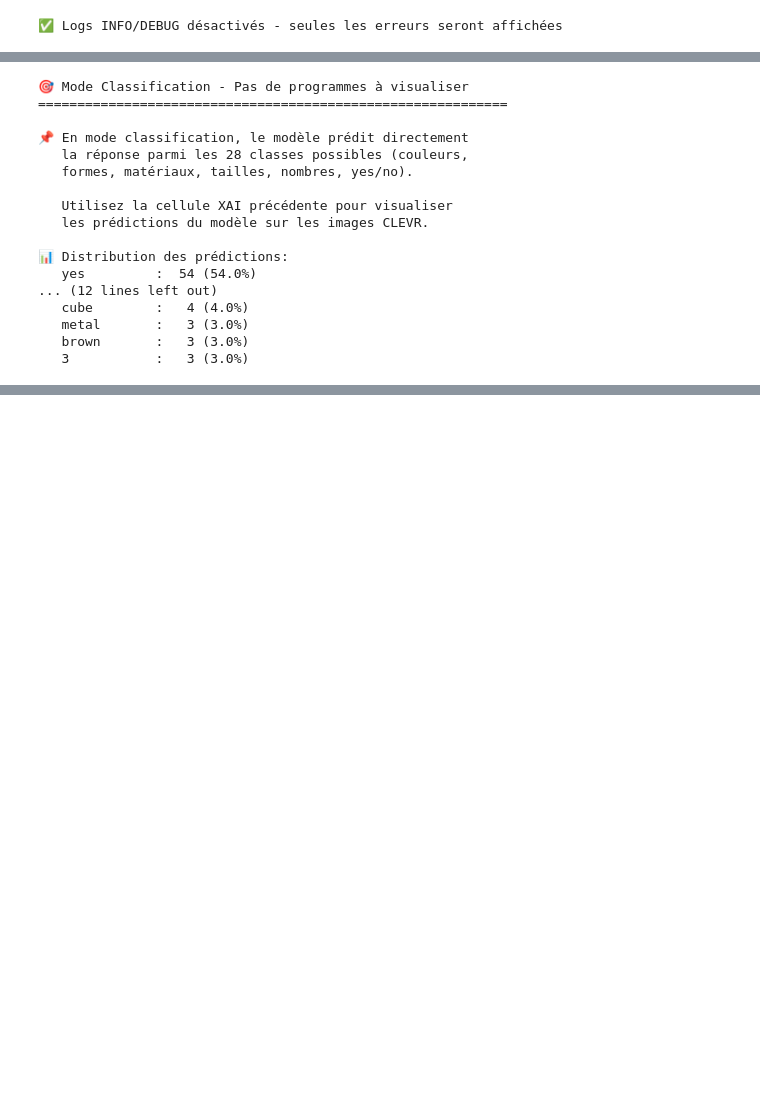
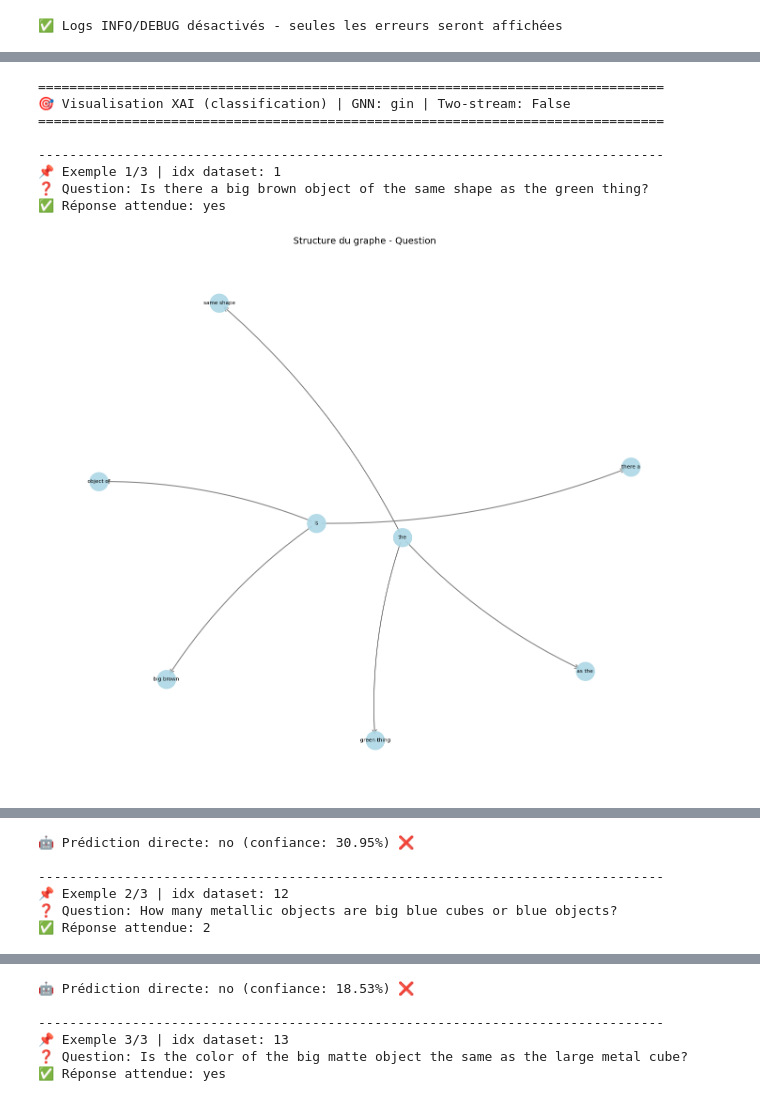
Before and after one commit to grodriguez-fr/visual-question-answering-gnn, a Jupyter notebook: new_driver.ipynb, the cells around one changed output, grey strips where cells are left out. Saved outputs shown, nothing was run; the diff lists cells and outputs as text; code cells hidden in the pictures; blank space fills up the shorter version.

```diff
--- a/new_driver.ipynb
+++ b/new_driver.ipynb
@@ -500,11 +315,0 @@ print("   Les modules seront rechargés au prochain import")
-# %%
-# Installer le modèle spaCy nécessaire pour le parser CLEVR
-import subprocess
-import sys
-
-result = subprocess.run([sys.executable, '-m', 'spacy', 'download', 'en_core_web_sm'],
-                       capture_output=True, text=True)
-if 'already satisfied' in result.stdout or result.returncode == 0:
-    print("✅ Modèle spaCy en_core_web_sm disponible!")
-else:
-    print("❌ Erreur lors de l'installation du modèle spaCy")
@@ -1164,53 +727,18 @@ print(f"✅ Visualisation terminée!")
 # %%
-# 🎯 Visualisation des programmes générés par le modèle
+# 🎯 Visualisation unifiée (GAT/GIN, two-stream, classification ou seq2seq)
 import sys
 if 'xai' in sys.modules:
     del sys.modules['xai']
+from xai import visualize_programs_and_predictions
 
-if CLASSIFICATION_MODE:
-    # En mode classification, il n'y a pas de programme généré
-    print("🎯 Mode Classification - Pas de programmes à visualiser")
-    print("=" * 60)
-    print("\n📌 En mode classification, le modèle prédit directement")
-    print("   la réponse parmi les 28 classes possibles (couleurs,")
-    print("   formes, matériaux, tailles, nombres, yes/no).")
-    print("\n   Utilisez la cellule XAI précédente pour visualiser")
-    print("   les prédictions du modèle sur les images CLEVR.")
-
-    # Montrer la distribution des classes prédites
-    from collections import Counter
-    pred_answers = [p['predicted'] for p in predictions_list]
-    true_answers = [p['true'] for p in predictions_list]
-
-    print("\n📊 Distribution des prédictions:")
-    pred_counts = Counter(pred_answers)
-    for answer, count in pred_counts.most_common(10):
-        pct = 100 * count / len(predictions_list)
-        print(f"   {answer:12s}: {count:3d} ({pct:.1f}%)")
-
-    print("\n📊 Distribution des vraies réponses:")
-    true_counts = Counter(true_answers)
-    for answer, count in true_counts.most_common(10):
-        pct = 100 * count / len(predictions_list)
-        print(f"   {answer:12s}: {count:3d} ({pct:.1f}%)")
-else:
-    from xai import visualize_programs_and_predictions
-    visualize_programs_and_predictions(model, val_loader, val_dataset, opt, num_examples=3)
+visualize_programs_and_predictions(model, val_loader, val_dataset, opt, num_examples=3)
 # %% [output]
-🎯 Mode Classification - Pas de programmes à visualiser
-============================================================
+================================================================================
+🎯 Visualisation XAI (classification) | GNN: gin | Two-stream: False
+================================================================================
 
-📌 En mode classification, le modèle prédit directement
-   la réponse parmi les 28 classes possibles (couleurs,
-   formes, matériaux, tailles, nombres, yes/no).
-
-   Utilisez la cellule XAI précédente pour visualiser
-   les prédictions du modèle sur les images CLEVR.
-
-📊 Distribution des prédictions:
-   yes         :  54 (54.0%)
-... (12 lines left out)
-   cube        :   4 (4.0%)
-   metal       :   3 (3.0%)
-   brown       :   3 (3.0%)
-   3           :   3 (3.0%)
+--------------------------------------------------------------------------------
+📌 Exemple 1/3 | idx dataset: 1
+❓ Question: Is there a big brown object of the same shape as the green thing?
+✅ Réponse attendue: yes
+[figure, added]
@@ -1216,0 +747,6 @@ else:
+🤖 Prédiction directe: no (confiance: 30.95%) ❌
+
+--------------------------------------------------------------------------------
+📌 Exemple 2/3 | idx dataset: 12
+❓ Question: How many metallic objects are big blue cubes or blue objects?
+✅ Réponse attendue: 2
@@ -1216,0 +756,6 @@ else:
+🤖 Prédiction directe: no (confiance: 18.53%) ❌
+
+--------------------------------------------------------------------------------
+📌 Exemple 3/3 | idx dataset: 13
+❓ Question: Is the color of the big matte object the same as the large metal cube?
+✅ Réponse attendue: yes
```
Also changed, not shown: parts of 26 cells of this notebook, 2 other files.
